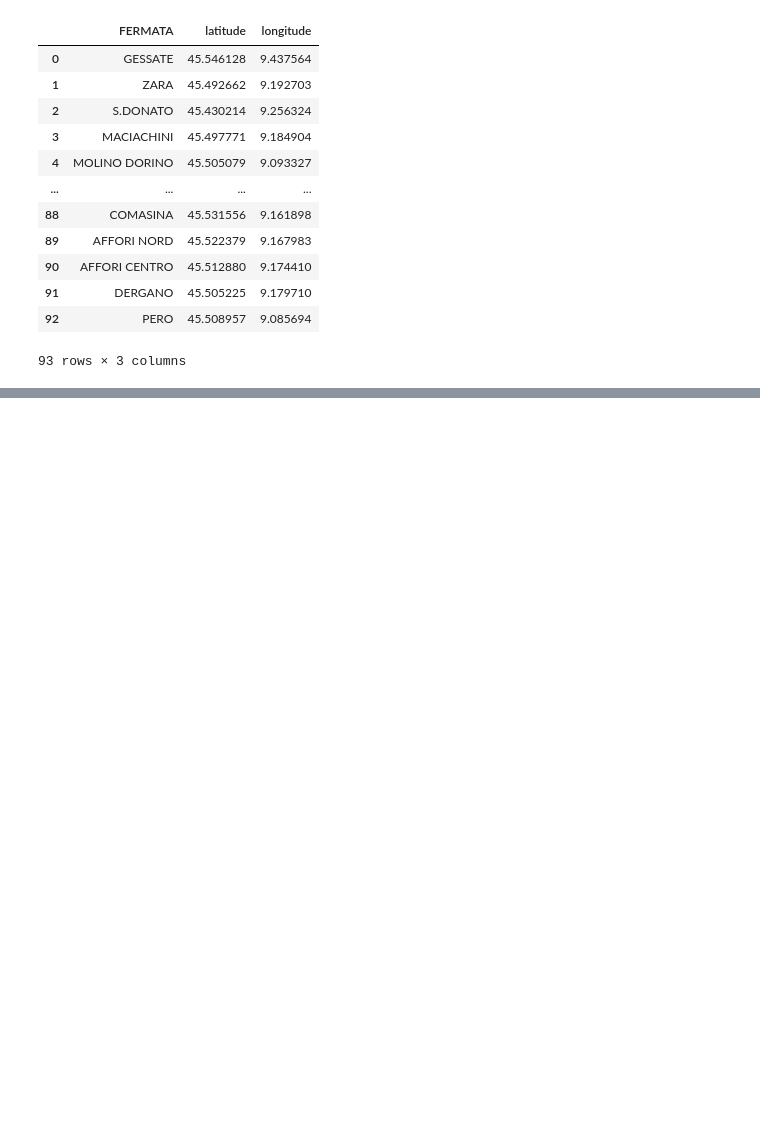
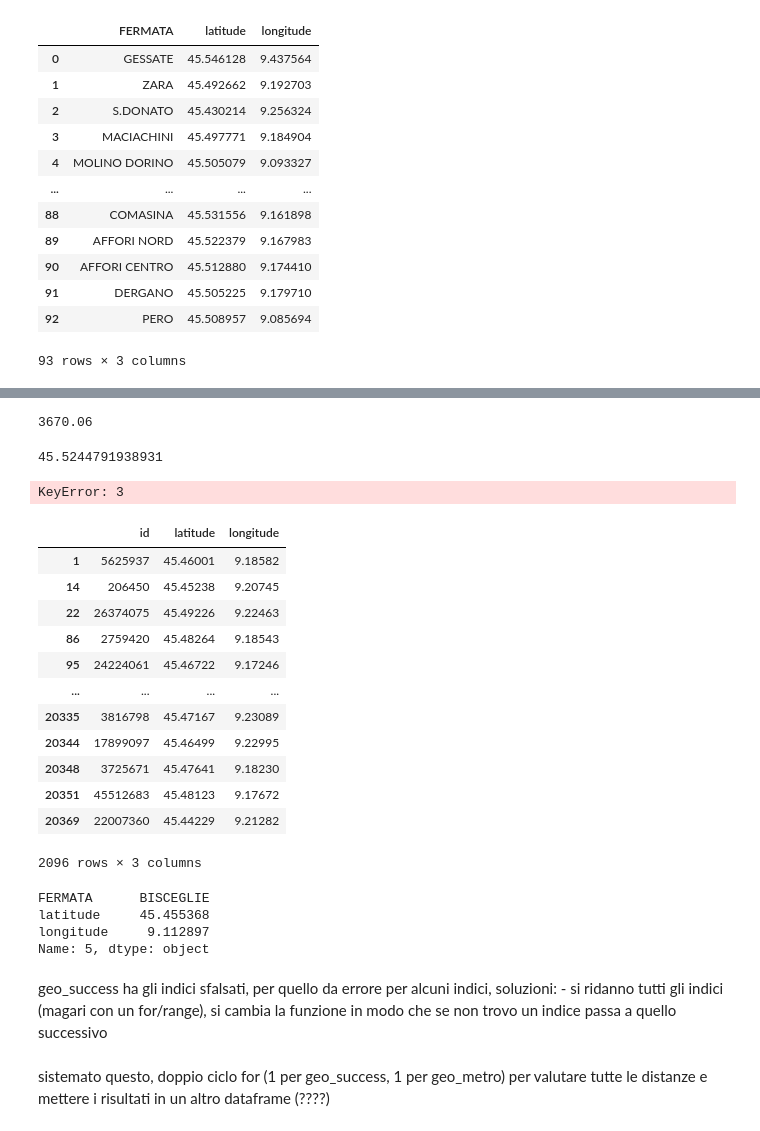
Before and after one commit to Ivanoco27/Progetto-Python, a Jupyter notebook: Progetto Python.ipynb, the cells around one changed output, grey strips where cells are left out. Saved outputs shown, nothing was run; the diff lists cells and outputs as text; code cells hidden in the pictures; blank space fills up the shorter version.

```diff
--- a/Progetto Python.ipynb
+++ b/Progetto Python.ipynb
@@ -549,0 +599,8 @@ plt.scatter(geo_metro['longitude'],geo_metro['latitude'], s = 1, c = 'yellow')
+# %%
+distanza(geo_success['latitude'][1], geo_success['longitude'][1],geo_metro['latitude'][1], geo_metro['longitude'][1])
+# %% [output]
+3670.06
+# %%
+geo_metro.loc[6]['latitude']
+# %% [output]
+45.5244791938931
@@ -549,0 +609,35 @@ plt.scatter(geo_metro['longitude'],geo_metro['latitude'], s = 1, c = 'yellow')
+# %%
+distanza(geo_success.loc[i]['latitude'], geo_success.loc[i]['longitude'],
+         geo_metro.loc[i]['latitude'], geo_metro.loc[i]['longitude'])
+# %% [output]
+KeyError: 3
+# %%
+geo_success
+# %% [output]
+|  | id | latitude | longitude |
+| 1 | 5625937 | 45.46001 | 9.18582 |
+| 14 | 206450 | 45.45238 | 9.20745 |
+| 22 | 26374075 | 45.49226 | 9.22463 |
+| 86 | 2759420 | 45.48264 | 9.18543 |
+| 95 | 24224061 | 45.46722 | 9.17246 |
+| ... | ... | ... | ... |
+| 20335 | 3816798 | 45.47167 | 9.23089 |
+| 20344 | 17899097 | 45.46499 | 9.22995 |
+| 20348 | 3725671 | 45.47641 | 9.18230 |
+| 20351 | 45512683 | 45.48123 | 9.17672 |
+| 20369 | 22007360 | 45.44229 | 9.21282 |
+2096 rows × 3 columns
+# %%
+geo_metro.loc[5]
+# %% [output]
+FERMATA      BISCEGLIE
+latitude     45.455368
+longitude     9.112897
+Name: 5, dtype: object
+# %% [markdown]
+geo_success ha gli indici sfalsati, per quello da errore per alcuni indici,
+soluzioni: - si ridanno tutti gli indici (magari con un for/range), si cambia la funzione in modo che se non trovo un indice
+passa a quello successivo
+# %% [markdown]
+sistemato questo, doppio ciclo for (1 per geo_success, 1 per geo_metro) per valutare tutte le distanze e mettere i risultati
+in un altro dataframe (????)
```
Also changed, not shown: parts of 39 cells of this notebook.
